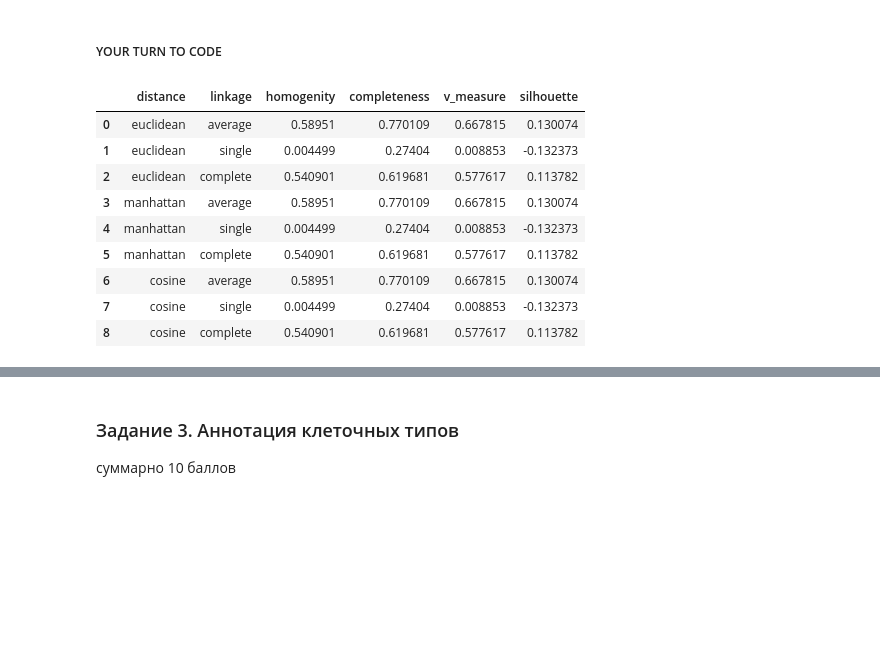
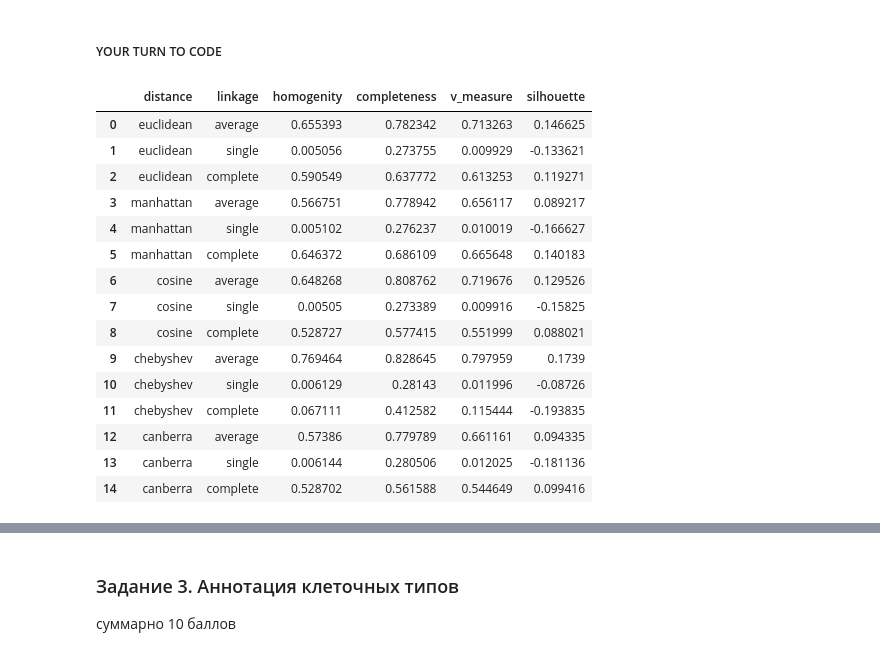
Before and after one commit to Freddsle/BI_ML_2021, a Jupyter notebook: l3_clustering/code/Cluster_tSNE.ipynb, the cells around one changed output, grey strips where cells are left out. Cells and saved outputs as stored; diff of their text form; code cells hidden in the pictures; blank space fills up the shorter version.

```diff
--- a/l3_clustering/code/Cluster_tSNE.ipynb
+++ b/l3_clustering/code/Cluster_tSNE.ipynb
@@ -340,14 +327,18 @@ dtype: int64
 # %% [markdown]
 ##### YOUR TURN TO CODE
 # %%
+def affinity_distance(X, metric):
+    return pdist(X, metric=metric)
+
+
 def algorithm_selection(X, distances, algorithms, metrics):
     """
     Для заданных алгоримов кластеризации и гиперпараметров
     считает различные метрики кластеризации
         :param X: наши данные (n_samples, n_features)
-        :param distances: список возможных метрик расстояния
+        :param distances: список возможных метрик расстояния ('euclidean', 'manhattan', 'cosine', 'chebyshev', 'canberra')
         :param algorithm: параметр linkage ('average', 'single', 'complete')
-        :param metrics: список возможных метрик качества кластеризации
+        :param metrics: список метрик качества кластеризации (silhouette_score, homogeneity_completeness_v_measure)
     :return compare_dataframe: таблица с метриками кластеризации
     """
 
@@ -356,7 +347,15 @@ def algorithm_selection(X, distances, algorithms, metrics):
 
     for distance in distances:
         for alg in algorithms:
-            y_pred = AgglomerativeClustering(n_clusters=9, affinity='euclidean', linkage=alg).fit_predict(X)
+
+            if distance not in ['euclidean', 'manhattan', 'cosine']:
+                cluster = AgglomerativeClustering(n_clusters=10, affinity='precomputed', linkage=alg)
+                affinity_distance = pairwise_distances(X, metric=distance)
+                y_pred = cluster.fit_predict(affinity_distance)
+
+            else:
+                y_pred = AgglomerativeClustering(n_clusters=10, affinity=distance, linkage=alg).fit_predict(X)
+
             homogeneity, completeness, v_measure = metrics[1](y, y_pred)
             new_row = [distance, alg, homogeneity, completeness, v_measure, metrics[0](X, y_pred)]
 
@@ -371,13 +366,24 @@ metrics = [silhouette_score, homogeneity_completeness_v_measure]
+# %%
+distances = ['euclidean', 'manhattan', 'cosine', 'chebyshev', 'canberra']
+algorithms = ['average', 'single', 'complete']
+metrics = [silhouette_score, homogeneity_completeness_v_measure]
 # %%
-algorithm_selection(X, distances, algorithms, metrics)
+result_df = algorithm_selection(X, distances, algorithms, metrics)
+result_df
 # %% [output]
 |  | distance | linkage | homogenity | completeness | v_measure | silhouette |
-| 0 | euclidean | average | 0.58951 | 0.770109 | 0.667815 | 0.130074 |
-| 1 | euclidean | single | 0.004499 | 0.27404 | 0.008853 | -0.132373 |
-| 2 | euclidean | complete | 0.540901 | 0.619681 | 0.577617 | 0.113782 |
-| 3 | manhattan | average | 0.58951 | 0.770109 | 0.667815 | 0.130074 |
-| 4 | manhattan | single | 0.004499 | 0.27404 | 0.008853 | -0.132373 |
-| 5 | manhattan | complete | 0.540901 | 0.619681 | 0.577617 | 0.113782 |
-| 6 | cosine | average | 0.58951 | 0.770109 | 0.667815 | 0.130074 |
-| 7 | cosine | single | 0.004499 | 0.27404 | 0.008853 | -0.132373 |
-| 8 | cosine | complete | 0.540901 | 0.619681 | 0.577617 | 0.113782 |
+| 0 | euclidean | average | 0.655393 | 0.782342 | 0.713263 | 0.146625 |
+| 1 | euclidean | single | 0.005056 | 0.273755 | 0.009929 | -0.133621 |
+| 2 | euclidean | complete | 0.590549 | 0.637772 | 0.613253 | 0.119271 |
+| 3 | manhattan | average | 0.566751 | 0.778942 | 0.656117 | 0.089217 |
+| 4 | manhattan | single | 0.005102 | 0.276237 | 0.010019 | -0.166627 |
+| 5 | manhattan | complete | 0.646372 | 0.686109 | 0.665648 | 0.140183 |
+| 6 | cosine | average | 0.648268 | 0.808762 | 0.719676 | 0.129526 |
+| 7 | cosine | single | 0.00505 | 0.273389 | 0.009916 | -0.15825 |
+| 8 | cosine | complete | 0.528727 | 0.577415 | 0.551999 | 0.088021 |
+| 9 | chebyshev | average | 0.769464 | 0.828645 | 0.797959 | 0.1739 |
+| 10 | chebyshev | single | 0.006129 | 0.28143 | 0.011996 | -0.08726 |
+| 11 | chebyshev | complete | 0.067111 | 0.412582 | 0.115444 | -0.193835 |
+| 12 | canberra | average | 0.57386 | 0.779789 | 0.661161 | 0.094335 |
+| 13 | canberra | single | 0.006144 | 0.280506 | 0.012025 | -0.181136 |
+| 14 | canberra | complete | 0.528702 | 0.561588 | 0.544649 | 0.099416 |
```
Also changed, not shown: parts of 24 cells of this notebook.
